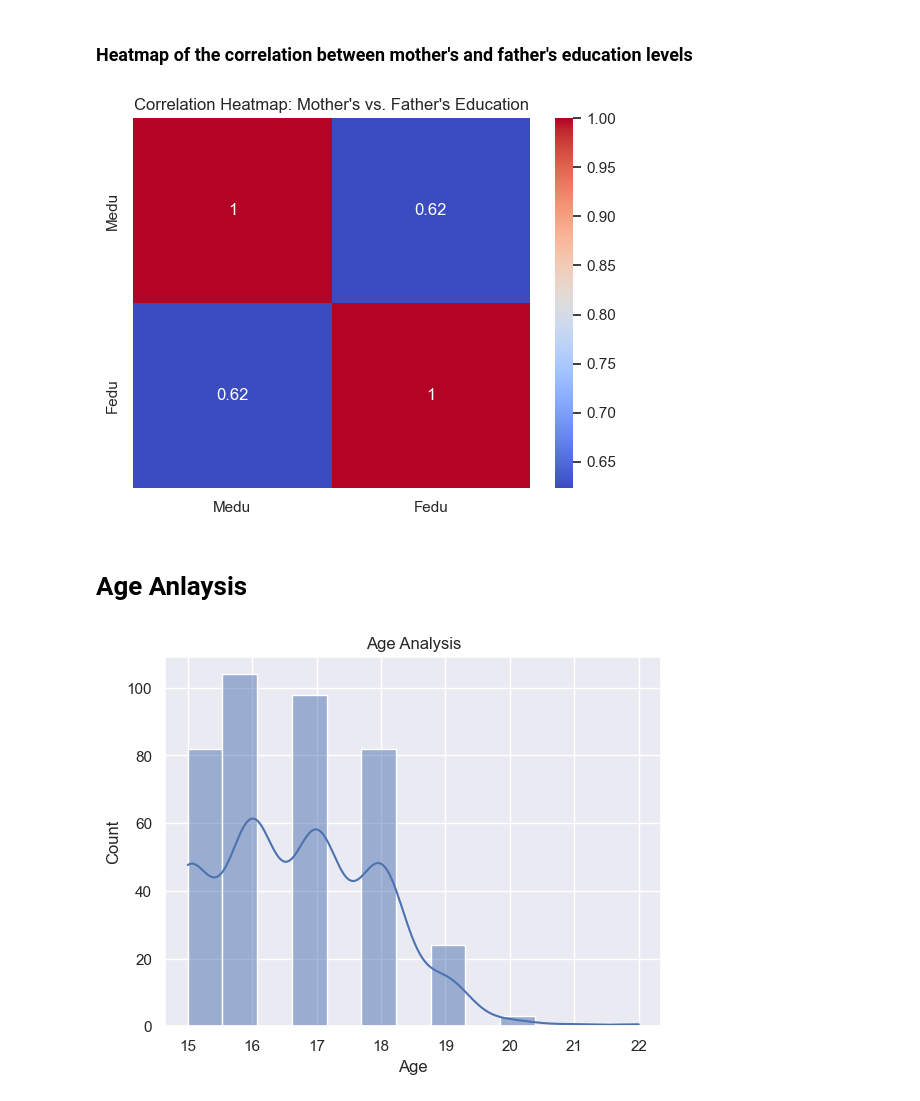
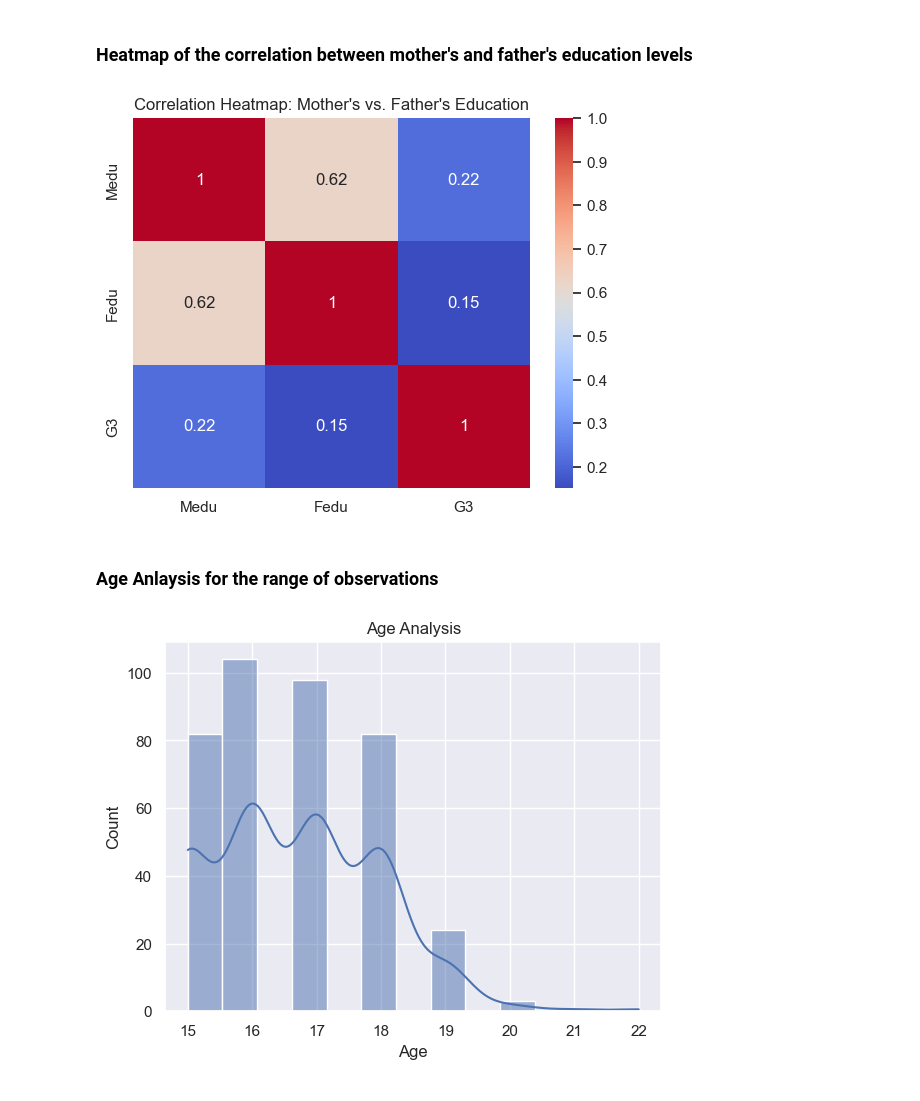
Before and after one commit to Mohshaikh23/Student-Data-Analysis, a Jupyter notebook: Student data analysis.ipynb, the cells around one changed output. Saved outputs shown, nothing was run; the diff lists cells and outputs as text; code cells hidden in the pictures.

```diff
--- a/Student data analysis.ipynb
+++ b/Student data analysis.ipynb
@@ -350,14 +334,14 @@ plt.show()
 # %% [markdown]
 ### Heatmap of the correlation between mother's and father's education levels
 # %%
-edu_corr = df[['Medu', 'Fedu']].corr()
+edu_corr = df[['Medu', 'Fedu', 'G3']].corr()
 sns.heatmap(edu_corr, annot=True, cmap='coolwarm')
 plt.title("Correlation Heatmap: Mother's vs. Father's Education")
 plt.show()
 # %% [output]
-[figure, old version]
+[figure, new version]
 # %% [markdown]
-# Age Anlaysis
+### Age Anlaysis for the range of observations
 # %%
 sns.histplot(data = df, x = "age", kde=True)
 plt.title("Age Analysis")
```
Also changed, not shown: parts of 33 cells of this notebook.
